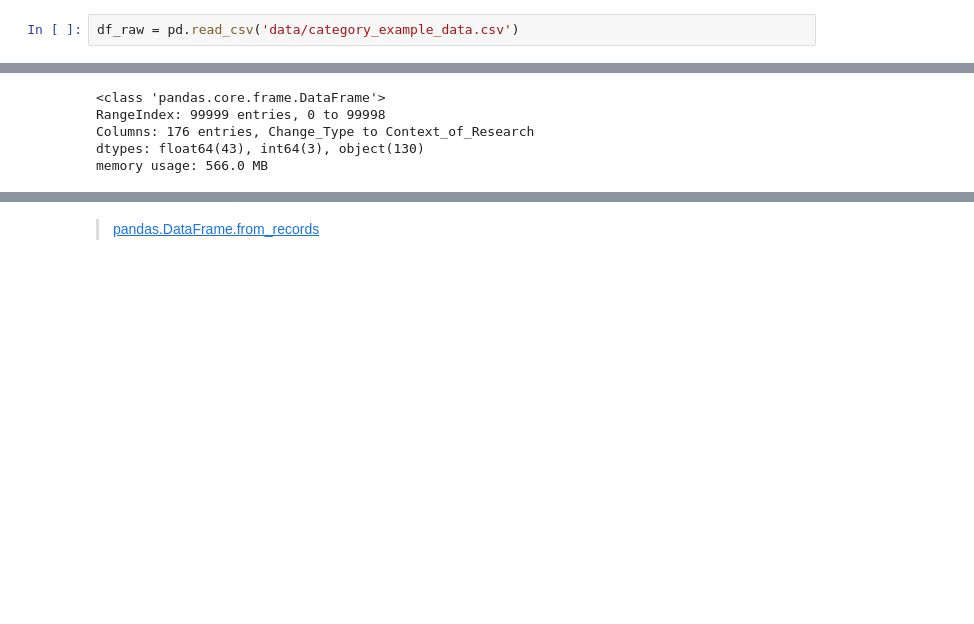
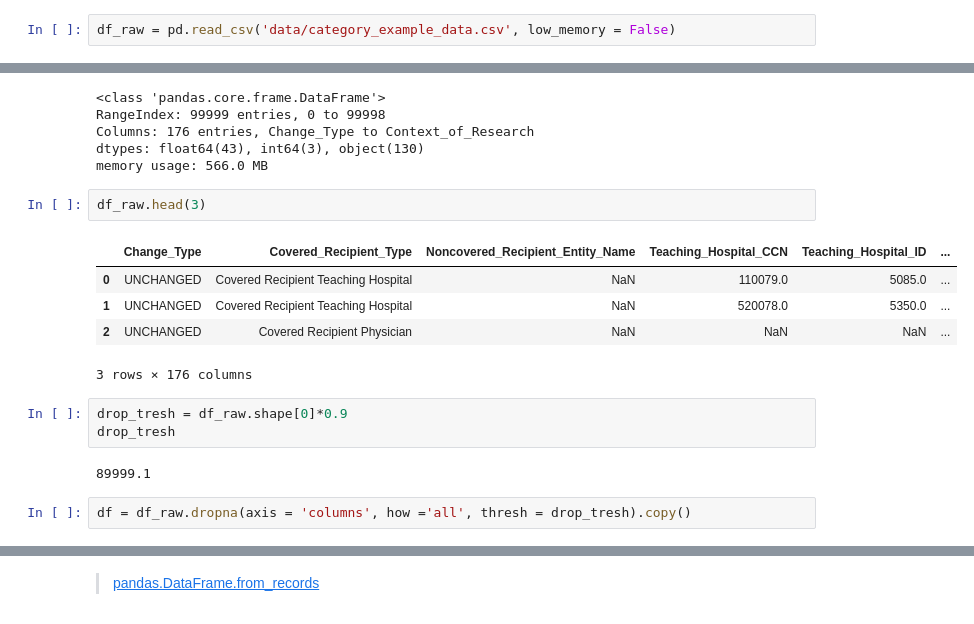
Before and after one commit to kovaxoid/Analitika_podatkov_python, a Jupyter notebook: Del_12_Categorical_Data/12_Categorical_Data_CLEAN.ipynb, the cells around one changed output, grey strips where cells are left out. Saved outputs shown, nothing was run; the diff lists cells and outputs as text; blank space fills up the shorter version.

```diff
--- a/Del_12_Categorical_Data/12_Categorical_Data_CLEAN.ipynb
+++ b/Del_12_Categorical_Data/12_Categorical_Data_CLEAN.ipynb
@@ -195,7 +292,7 @@ except ValueError as e:
 # %% [markdown]
 First, set up imports and read in all the data:
 # %%
-df_raw = pd.read_csv('data/category_example_data.csv')
+df_raw = pd.read_csv('data/category_example_data.csv', low_memory = False)
 # %%
 df_raw.info(memory_usage='deep')
 # %% [output]
@@ -204,3 +301,18 @@ RangeIndex: 99999 entries, 0 to 99998
 Columns: 176 entries, Change_Type to Context_of_Research
 dtypes: float64(43), int64(3), object(130)
 memory usage: 566.0 MB
+# %%
+df_raw.head(3)
+# %% [output]
+|  | Change_Type | Covered_Recipient_Type | Noncovered_Recipient_Entity_Name | Teaching_Hospital_CCN | Teaching_Hospital_ID | ... |
+| 0 | UNCHANGED | Covered Recipient Teaching Hospital | NaN | 110079.0 | 5085.0 | ... |
+| 1 | UNCHANGED | Covered Recipient Teaching Hospital | NaN | 520078.0 | 5350.0 | ... |
+| 2 | UNCHANGED | Covered Recipient Physician | NaN | NaN | NaN | ... |
+3 rows × 176 columns
+# %%
+drop_tresh = df_raw.shape[0]*0.9
+drop_tresh
+# %% [output]
+89999.1
+# %%
+df = df_raw.dropna(axis = 'columns', how ='all', thresh = drop_tresh).copy()
```
Also changed, not shown: parts of 22 cells of this notebook, 1 other file.
